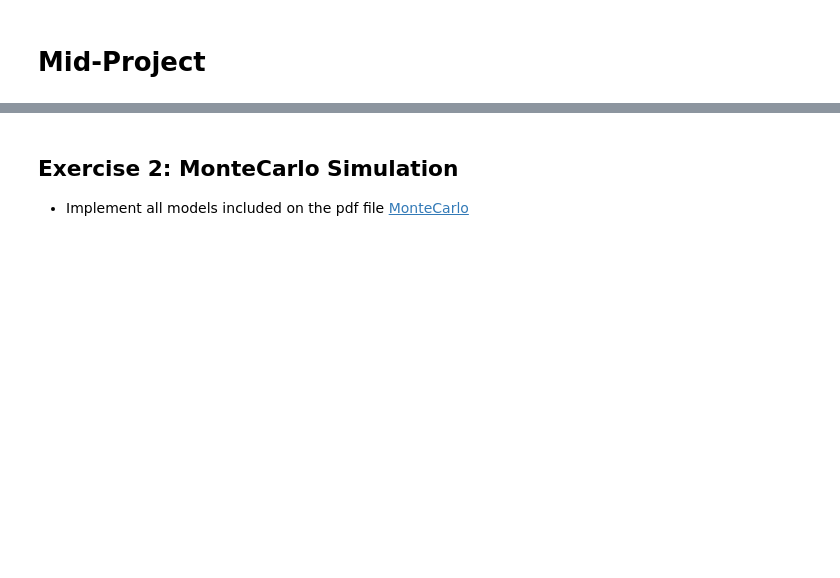
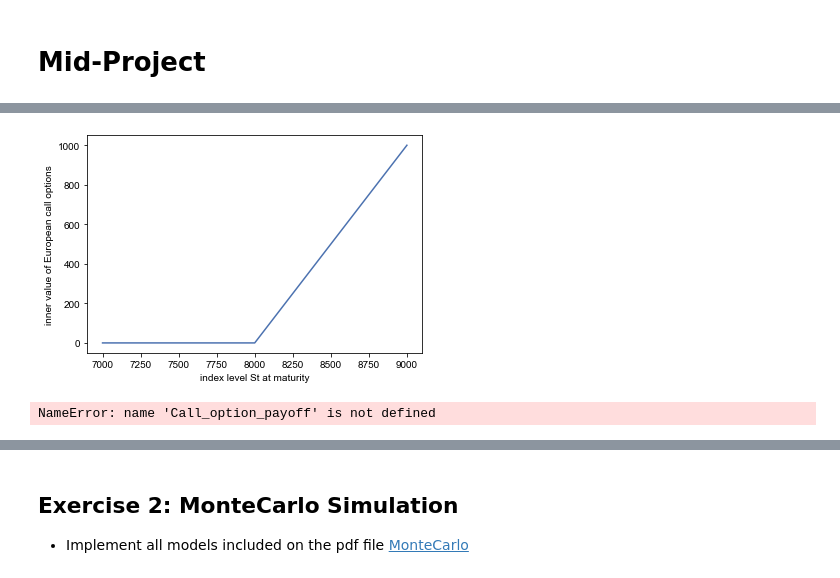
Before and after one commit to zoubida123ck/python-for-finance, a Jupyter notebook: Mid-Project/assignments/mid-project.ipynb, the cells around one changed output, grey strips where cells are left out. Cells and saved outputs as stored; diff of their text form; code cells hidden in the pictures; blank space fills up the shorter version.

```diff
--- a/Mid-Project/assignments/mid-project.ipynb
+++ b/Mid-Project/assignments/mid-project.ipynb
@@ -51,3 +53,30 @@ In words, the fair present value of a European call option $C_0^∗$ is given by
 
 - Desired output:
  ![BSM_call_value](../data/02_mbv/call_values.png)
+# %%
+import numpy as np
+import pandas as pd
+import matplotlib.pyplot as plt
+import seaborn as sns
+#Variables
+K = 8000 #the strike price of the call option
+S_t= np.array(range(7000,9250,250))
+#Defining the intrinsic value function
+def payoff(strike, idx_price):
+    inner_value=[]
+    for i in idx_price:
+        X=i-strike
+        if X > 0:
+            inner_value.append(X)
+        else :
+            inner_value.append(0)
+    fig= plt.plot(idx_price,inner_value, color='b')
+    plt.xlabel('index level St at maturity')
+    plt.ylabel('inner value of European call options')
+    plt.grid(True, color='white')
+    plt.rcParams.update({'axes.facecolor':'grey'})
+    sns.set_theme()
+    return fig
+inner_val=payoff(K,S_t)
+# %% [output]
+[figure, added]
@@ -53,0 +104,4 @@ In words, the fair present value of a European call option $C_0^∗$ is given by
+# %%
+call=Call_option_payoff(8000,range(4000,13000,1000))
+# %% [output]
+NameError: name 'Call_option_payoff' is not defined
```
Also changed, not shown: parts of 6 cells of this notebook, 10 other files.
